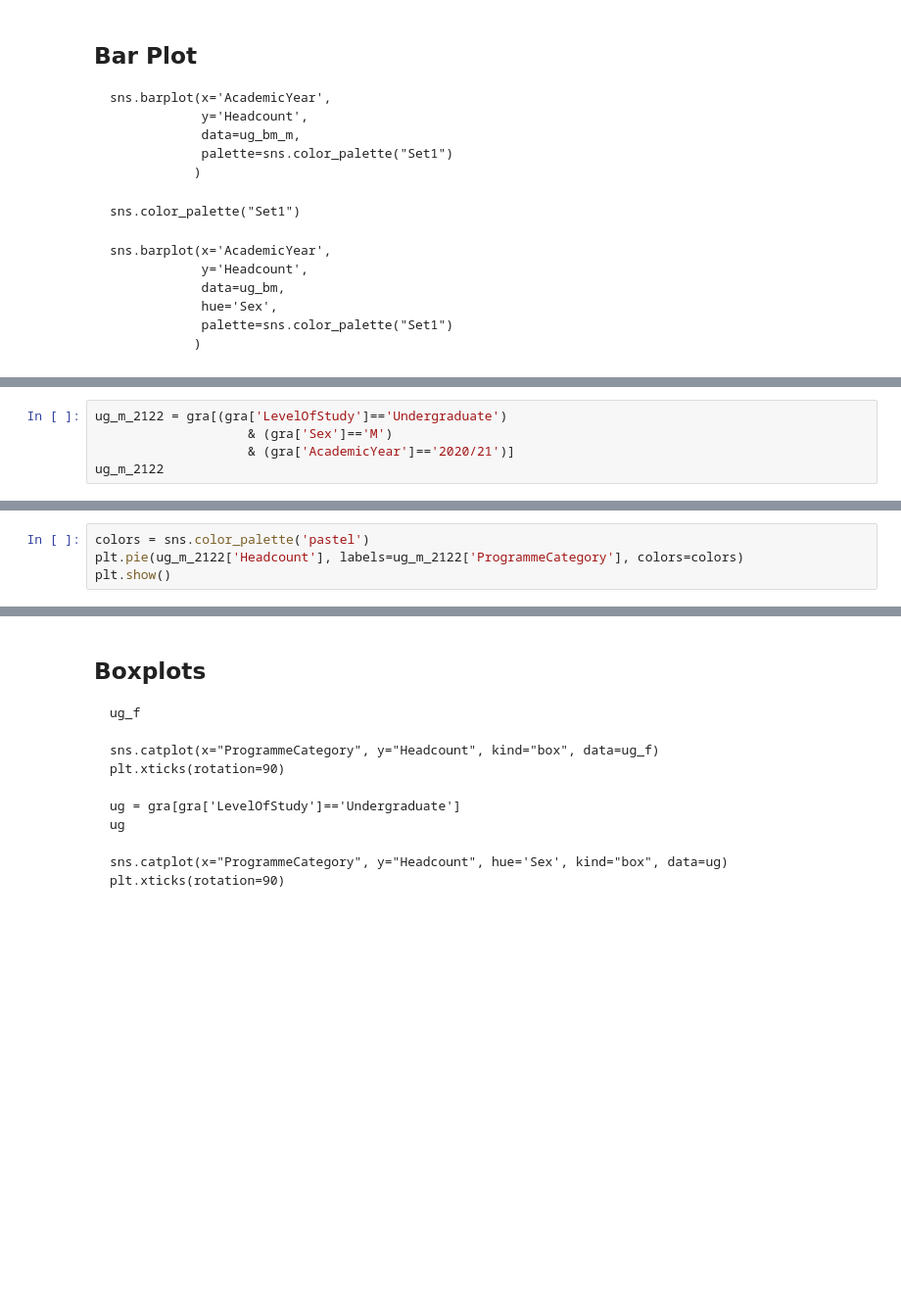
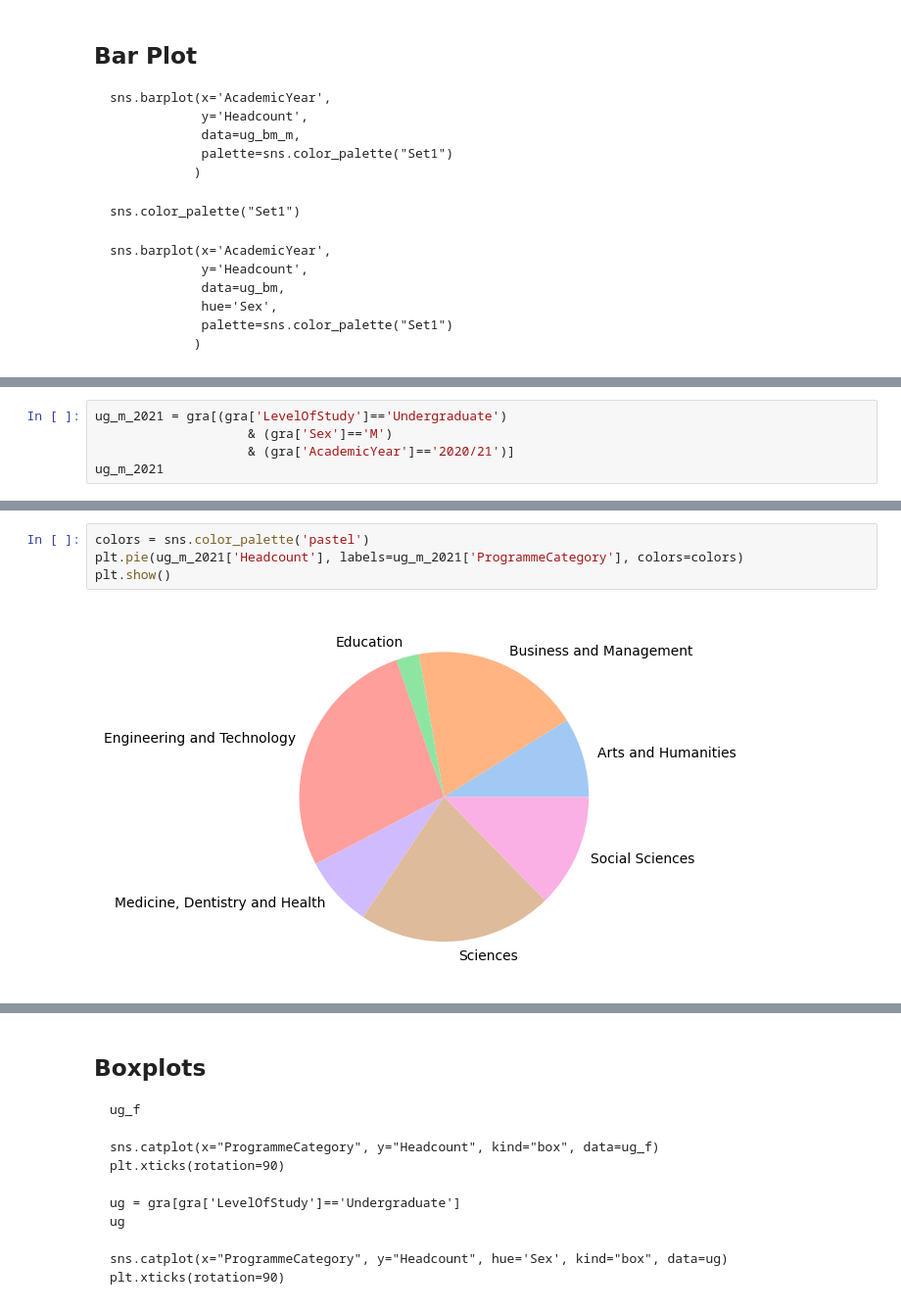
Before and after one commit to ngsanluk/PythonInter, a Jupyter notebook: Day2.ipynb, the cells around one changed output, grey strips where cells are left out. Shown at 98% size. Cells and saved outputs as stored; diff of their text form; blank space fills up the shorter version.

````diff
--- a/Day2.ipynb
+++ b/Day2.ipynb
@@ -475,7 +712,7 @@ plt.pie(ug_m_2122['Headcount'], labels=ug_m_2122['ProgrammeCategory'], colors=co
 plt.show()
 ```
 # %%
-ug_m_2122 = gra[(gra['LevelOfStudy']=='Undergraduate')
+ug_m_2021 = gra[(gra['LevelOfStudy']=='Undergraduate')
                     & (gra['Sex']=='M')
                     & (gra['AcademicYear']=='2020/21')]
-ug_m_2122
+ug_m_2021
@@ -482,6 +728,8 @@ ug_m_2122
 # %%
 colors = sns.color_palette('pastel')
-plt.pie(ug_m_2122['Headcount'], labels=ug_m_2122['ProgrammeCategory'], colors=colors)
+plt.pie(ug_m_2021['Headcount'], labels=ug_m_2021['ProgrammeCategory'], colors=colors)
 plt.show()
+# %% [output]
+[figure, added]
 # %%
 colors = sns.color_palette('dark')
````
Also changed, not shown: parts of 150 cells of this notebook, 1 other file.
